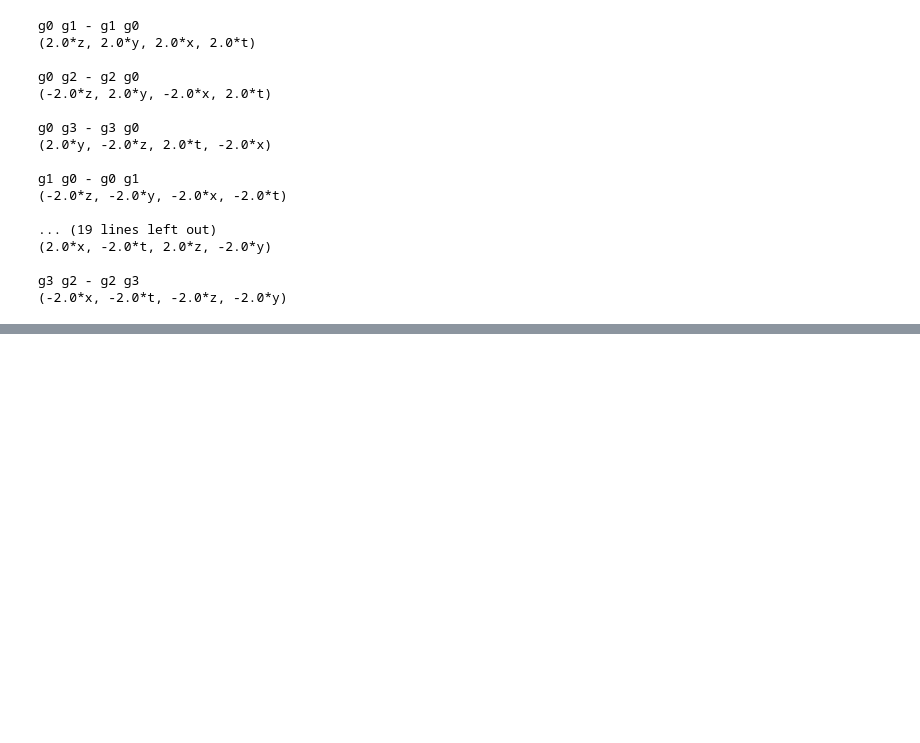
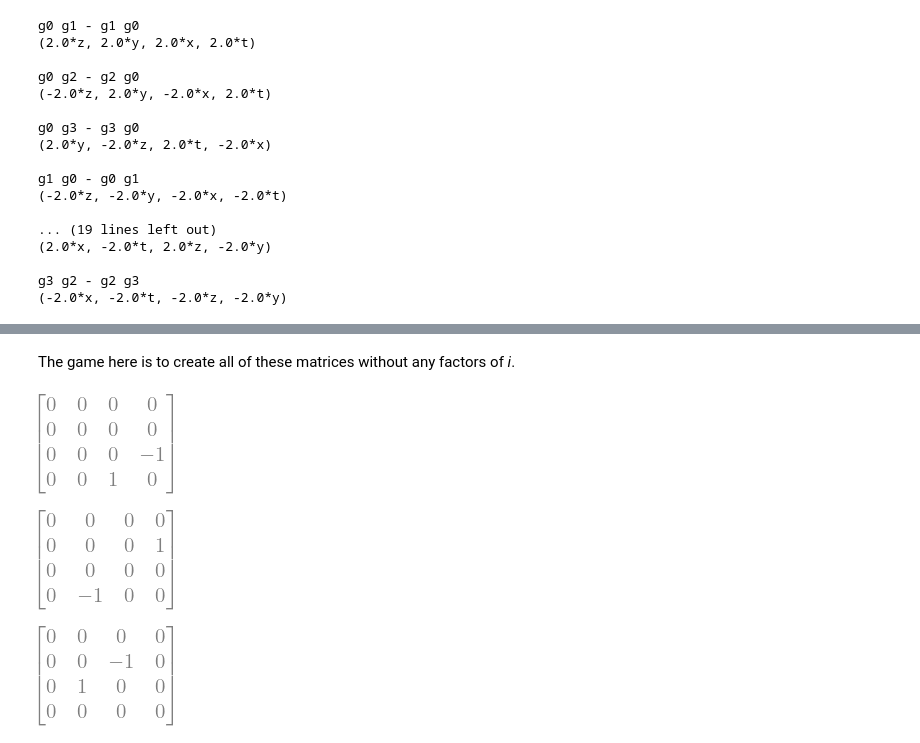
Before and after one commit to dougsweetser/space-time_numbers, a Jupyter notebook: 2022-04-22__gamma_matrices__DS.ipynb, the cells around one changed output, grey strips where cells are left out. Saved outputs shown, nothing was run; the diff lists cells and outputs as text; code cells hidden in the pictures; blank space fills up the shorter version.

```diff
--- a/2022-04-22__gamma_matrices__DS.ipynb
+++ b/2022-04-22__gamma_matrices__DS.ipynb
@@ -887,0 +543,13 @@ I
+# %% [markdown]
+The game here is to create all of these matrices without any factors of _i_.
+# %%
+J1 = (the_16["γ2γ5_i"] - the_16["σ31"])/2
+J2 = (the_16["γ0γ5"] - the_16["γ3"])/2
+J3 = (the_16["σ02"] - the_16["γ1"])/2
+display(J1)
+display(J2)
+display(J3)
+# %% [output]
+[figure, added]
+[figure, added]
+[figure, added]
```
Also changed, not shown: parts of 53 cells of this notebook, 2 other files.
